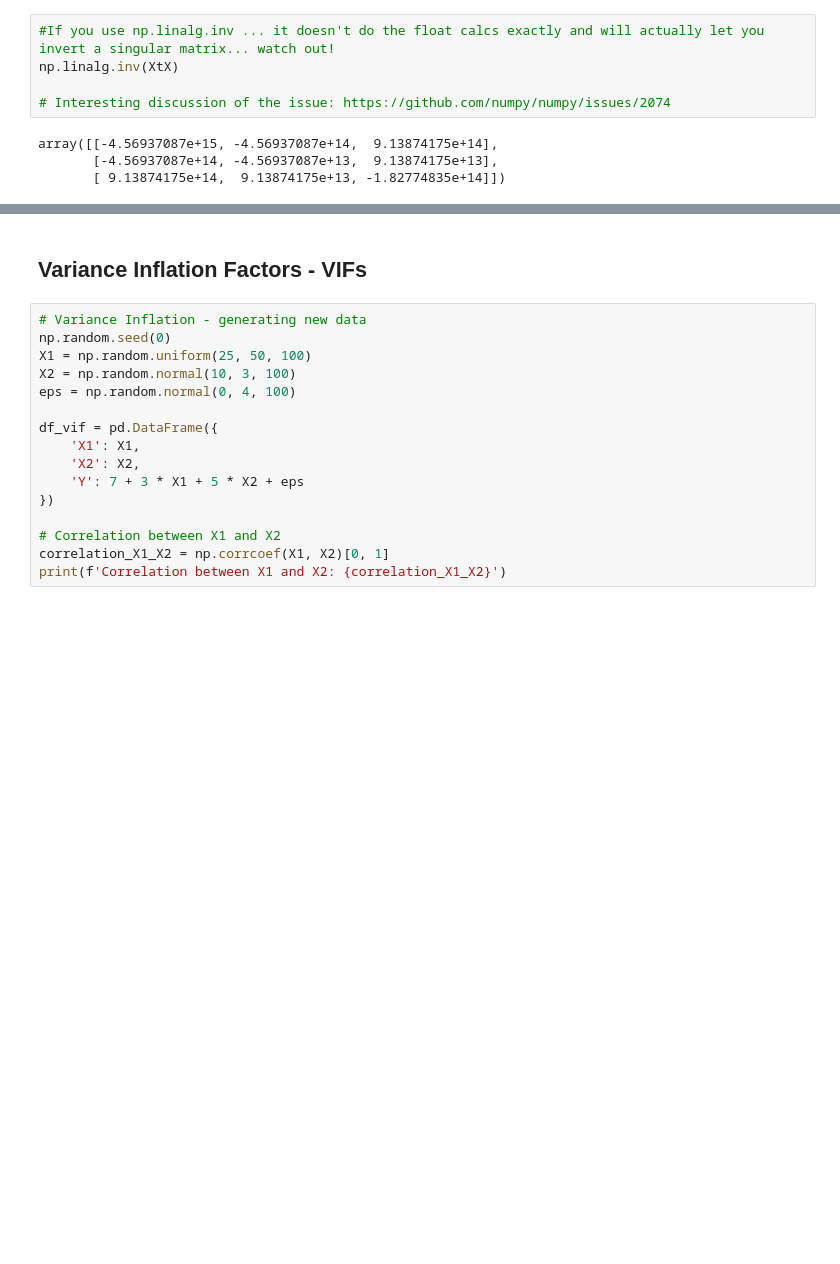
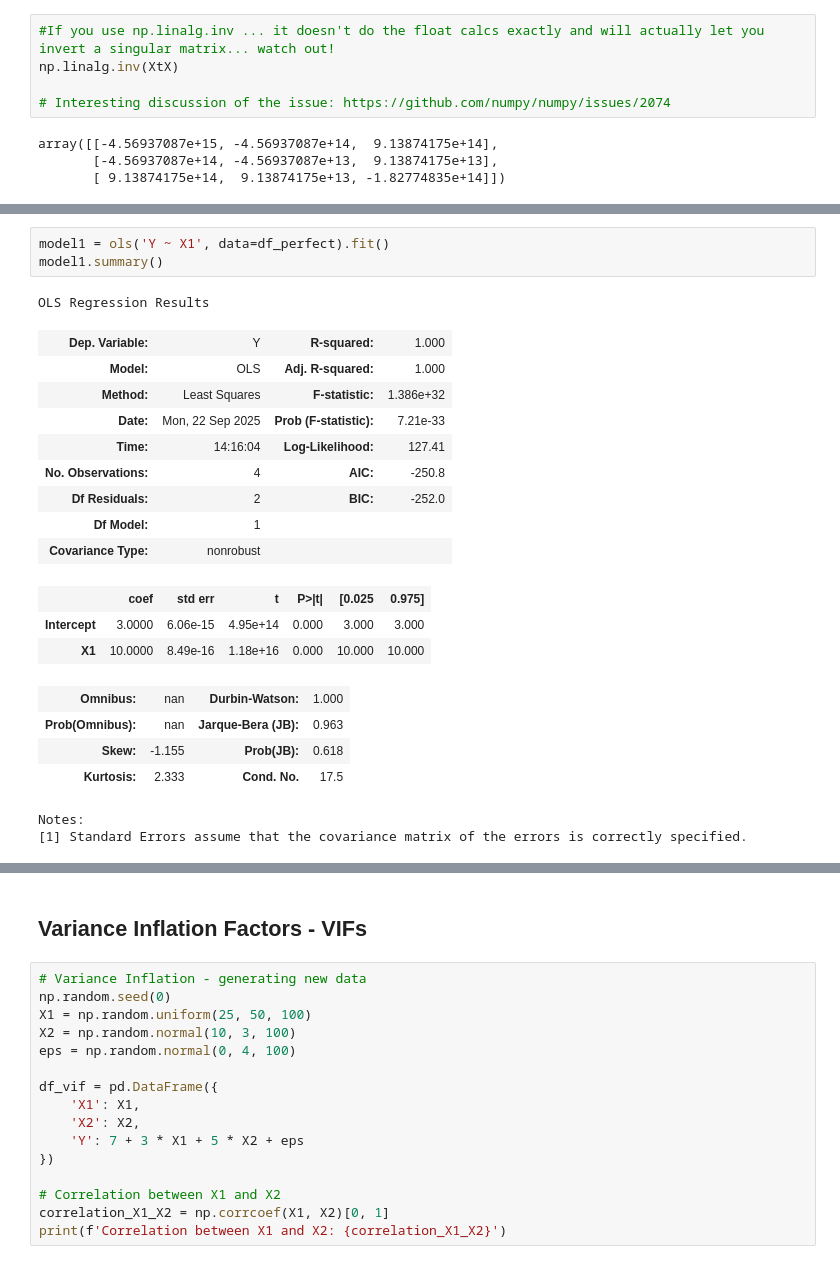
Before and after one commit to Branflakes333/linear_regression, a Jupyter notebook: Code/multicollinearity_toy_ex.ipynb, the cells around one changed output, grey strips where cells are left out. Saved outputs shown, nothing was run; the diff lists cells and outputs as text; blank space fills up the shorter version.

```diff
--- a/Code/multicollinearity_toy_ex.ipynb
+++ b/Code/multicollinearity_toy_ex.ipynb
@@ -220,0 +248,23 @@ array([[-4.56937087e+15, -4.56937087e+14,  9.13874175e+14],
+# %%
+model1 = ols('Y ~ X1', data=df_perfect).fit()
+model1.summary()
+# %% [output]
+OLS Regression Results
+| Dep. Variable: | Y | R-squared: | 1.000 |
+| Model: | OLS | Adj. R-squared: | 1.000 |
+| Method: | Least Squares | F-statistic: | 1.386e+32 |
+| Date: | Mon, 22 Sep 2025 | Prob (F-statistic): | 7.21e-33 |
+| Time: | 14:16:04 | Log-Likelihood: | 127.41 |
+| No. Observations: | 4 | AIC: | -250.8 |
+| Df Residuals: | 2 | BIC: | -252.0 |
+| Df Model: | 1 |  |  |
+| Covariance Type: | nonrobust |  |  |
+|  | coef | std err | t | P>|t| | [0.025 | 0.975] |
+| Intercept | 3.0000 | 6.06e-15 | 4.95e+14 | 0.000 | 3.000 | 3.000 |
+| X1 | 10.0000 | 8.49e-16 | 1.18e+16 | 0.000 | 10.000 | 10.000 |
+| Omnibus: | nan | Durbin-Watson: | 1.000 |
+| Prob(Omnibus): | nan | Jarque-Bera (JB): | 0.963 |
+| Skew: | -1.155 | Prob(JB): | 0.618 |
+| Kurtosis: | 2.333 | Cond. No. | 17.5 |
+Notes:
+[1] Standard Errors assume that the covariance matrix of the errors is correctly specified.
```
Also changed, not shown: parts of 7 cells of this notebook, 6 other files.
